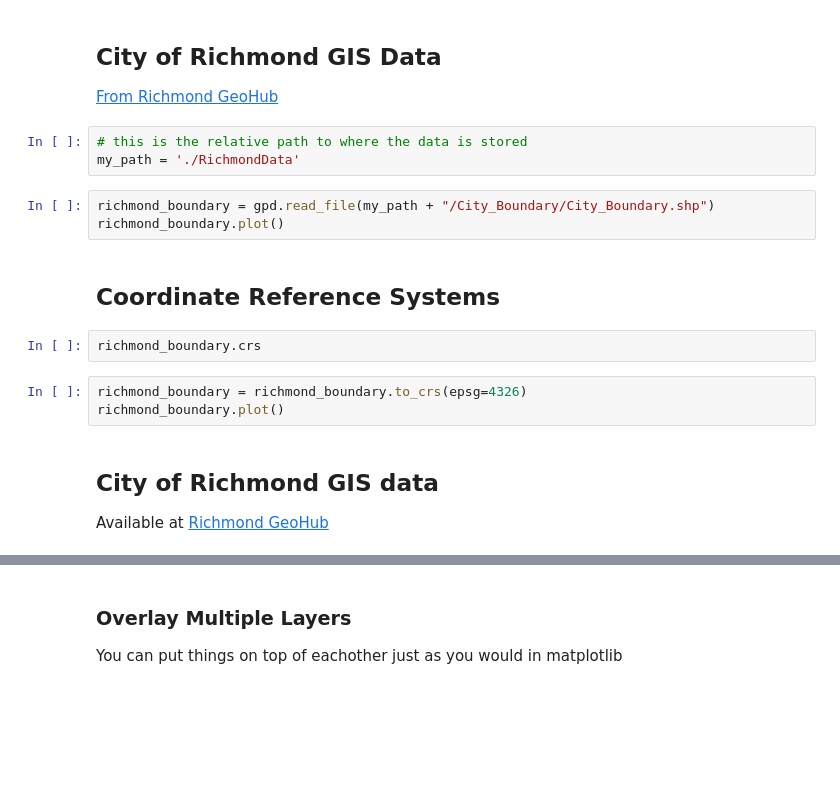
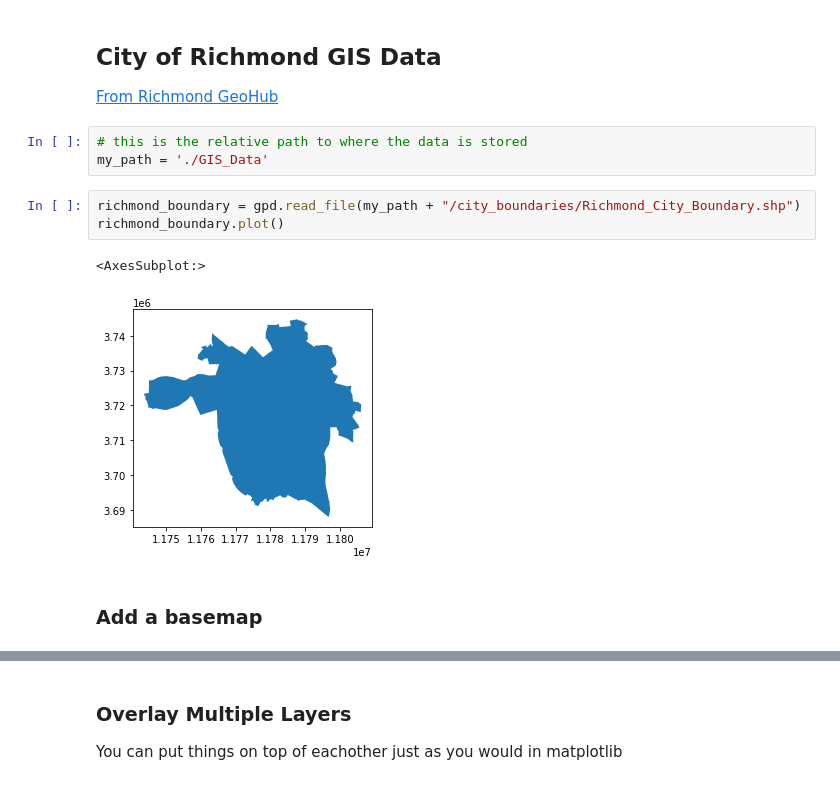
Before and after one commit to epurpur/geopandas_OpenPoliceData_workshop, a Jupyter notebook: OpenPoliceData.ipynb, the cells around one changed output, grey strips where cells are left out. Drawn from its saved outputs; the diff is of its cells as text; blank space fills up the shorter version.

```diff
--- a/OpenPoliceData.ipynb
+++ b/OpenPoliceData.ipynb
@@ -41,21 +157,15 @@ richmond_df['reason_for_stop'].value_counts()
 [From Richmond GeoHub](https://richmond-geo-hub-cor.hub.arcgis.com/)
 # %%
 # this is the relative path to where the data is stored
-my_path = './RichmondData'
+my_path = './GIS_Data'
 # %%
-richmond_boundary = gpd.read_file(my_path + "/City_Boundary/City_Boundary.shp")
+richmond_boundary = gpd.read_file(my_path + "/city_boundaries/Richmond_City_Boundary.shp")
 richmond_boundary.plot()
+# %% [output]
+<AxesSubplot:>
+[figure, added]
-# %% [markdown]
-## Coordinate Reference Systems
-# %%
-richmond_boundary.crs
-# %%
-richmond_boundary = richmond_boundary.to_crs(epsg=4326)
-richmond_boundary.plot()
-# %% [markdown]
-## City of Richmond GIS data
-
-Available at [Richmond GeoHub](https://richmond-geo-hub-cor.hub.arcgis.com/)
+# %% [markdown]
+### Add a basemap
 # %%
 # find this code in geopanda docs: https://geopandas.org/en/stable/gallery/plotting_basemap_background.html?highlight=basemap
 
```
Also changed, not shown: parts of 26 cells of this notebook.
